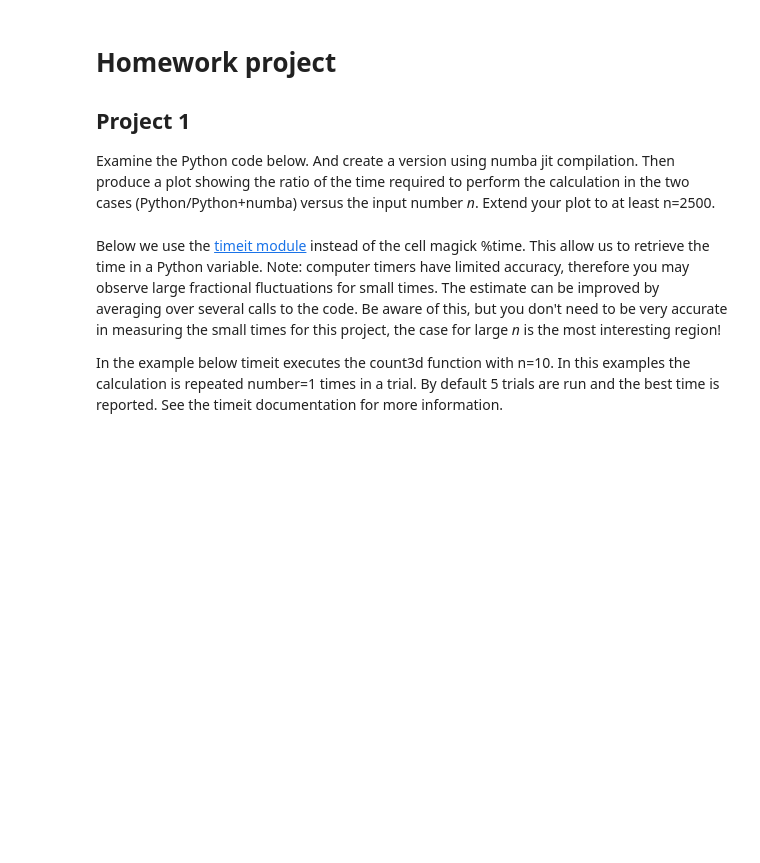
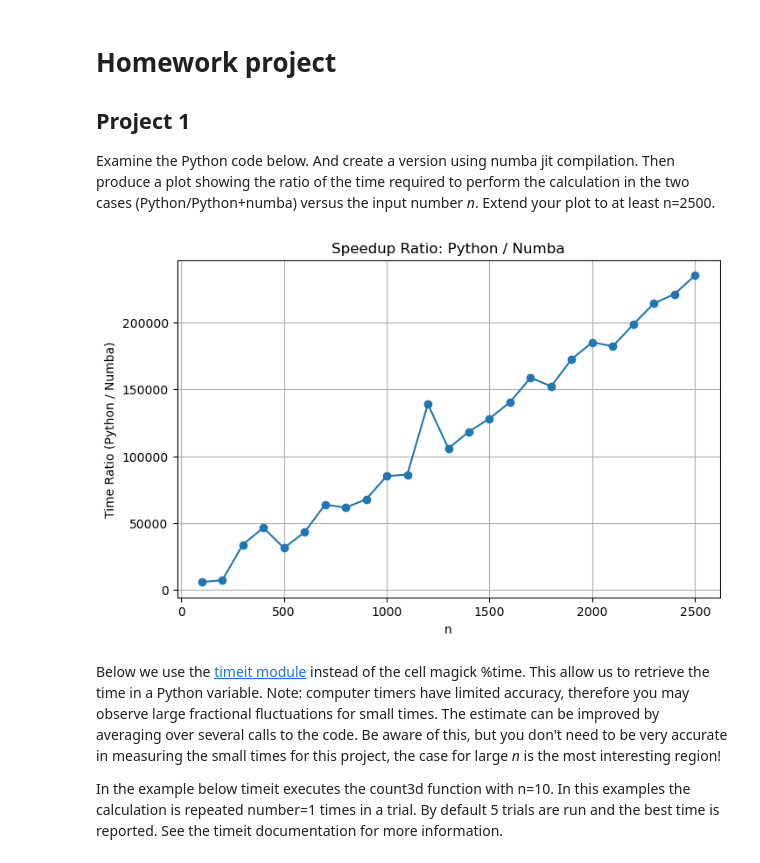
Before and after one commit to zpv8bq/C-to-Python, a Jupyter notebook: numba.ipynb, the cells around one changed output. Drawn from its saved outputs; the diff is of its cells as text; code cells hidden in the pictures; blank space fills up the shorter version.

```diff
--- a/numba.ipynb
+++ b/numba.ipynb
@@ -97,13 +97,48 @@ Project 1
 ---------
 Examine the Python code below.  And create a version using numba jit compilation.  Then produce a plot showing the ratio of the time required to perform the calculation in the two cases (Python/Python+numba) versus the input number *n*.  Extend your plot to at least n=2500.
 # %%
+import numpy as np
+import timeit
+from numba import jit
+import matplotlib.pyplot as plt
+
+
 def count3d(n):
-    count=0
-    for i in range (n):
-        for j in range (i+1,n):
-            for k in range (j+1,n):
-                count = count +1
+    count = 0
+    for i in range(n):
+        for j in range(i + 1, n):
+            for k in range(j + 1, n):
+                count += 1
     return count
+
+
+@jit(nopython=True)
+def count3d_numba(n):
+    count = 0
+    for i in range(n):
+        for j in range(i + 1, n):
+            for k in range(j + 1, n):
+                count += 1
+    return count
+
+
+n_s = np.arange(100, 2600, 100)
+ratios = []
+count3d_numba(10)
+for n in n_s:
+    py_time = timeit.timeit(f'count3d({n})', number=1, globals=globals())
+    numba_time = timeit.timeit(f'count3d_numba({n})', number=1, globals=globals())
+    ratios.append(py_time / numba_time)
+
+plt.figure(figsize=(8, 5))
+plt.plot(n_s, ratios, marker='o')
+plt.xlabel("n")
+plt.ylabel("Time Ratio (Python / Numba)")
+plt.title("Speedup Ratio: Python / Numba")
+plt.grid(True)
+plt.show()
+# %% [output]
+[figure, added]
 # %% [markdown]
 Below we use the [timeit module](https://docs.python.org/3/library/timeit.html) instead of the cell magick %time.  This allow us to retrieve the time in a Python variable.
 Note: computer timers have limited accuracy, therefore you may observe large fractional fluctuations for small times.  The estimate can be improved by averaging over several calls to the code.  Be aware of this, but you don't need to be very accurate in measuring the small times for this project, the case for large *n* is the most interesting region!
```
Also changed, not shown: parts of 1 cell of this notebook, 3 other files.
